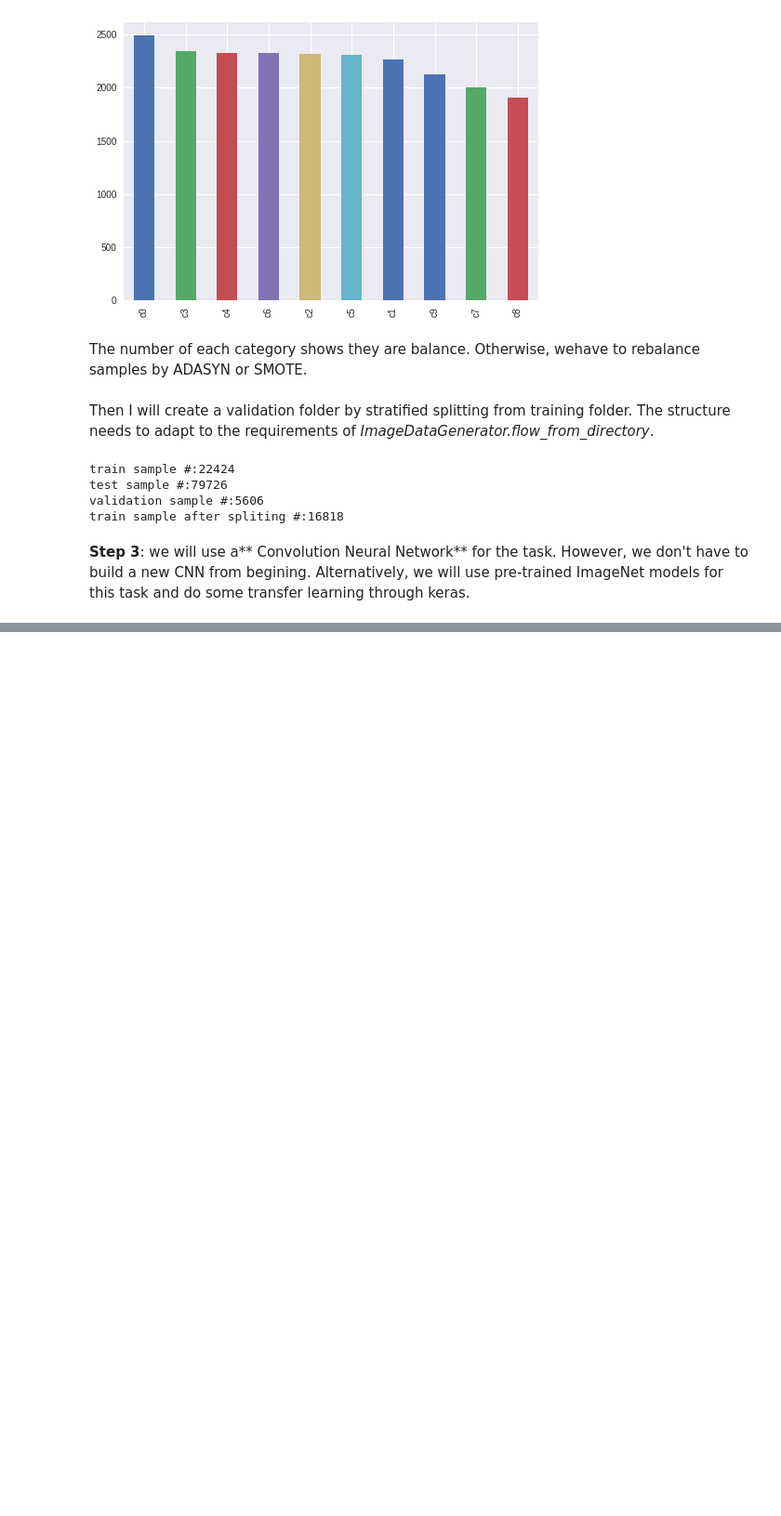
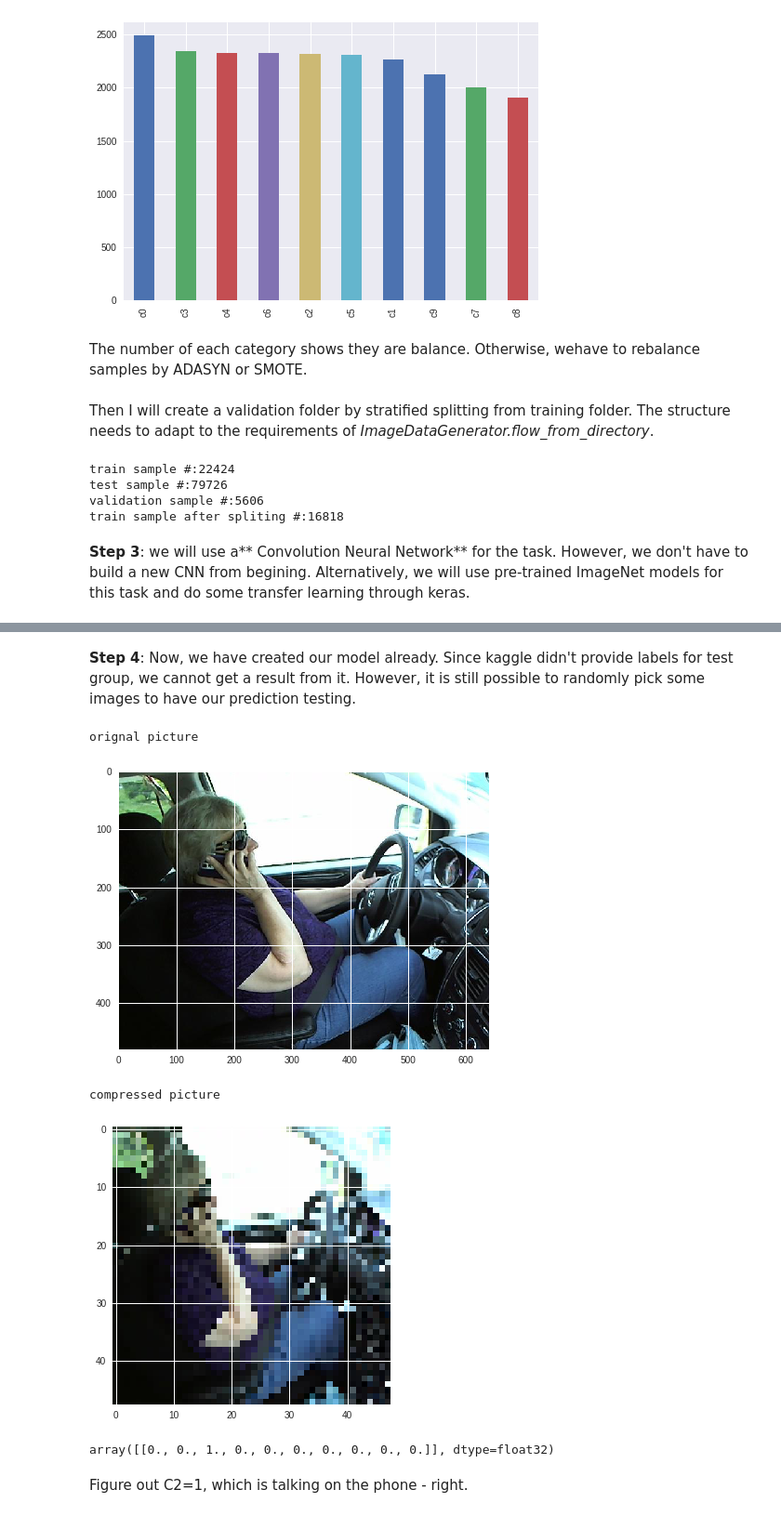
Before and after one commit to neoaksa/Distracted_Driver_Detection, a Jupyter notebook: Distracted_Driver_Detection.ipynb, the cells around one changed output, grey strips where cells are left out. Shown at 93% size. Drawn from its saved outputs; the diff is of its cells as text; code cells hidden in the pictures; blank space fills up the shorter version.

```diff
--- a/Distracted_Driver_Detection.ipynb
+++ b/Distracted_Driver_Detection.ipynb
@@ -262,0 +314,40 @@ Epoch 00010: val_acc improved from 0.97110 to 0.97735, saving model to vgg19_1.h
+# %% [markdown]
+**Step 4**: Now, we have created our model already. Since kaggle didn't provide labels for test group, we cannot get a result from it. However, it is still possible to randomly pick some images to have our prediction testing.
+# %%
+
+import matplotlib.pyplot as plt
+import matplotlib.image as mpimg
+import os
+import random
+import cv2
+import numpy as np
+
+test_file = []
+for x in os.listdir('./imgs/test/'):
+    test_file.append(x)
+
+
+# randomly pick up images
+print('orignal picture')
+img=mpimg.imread('./imgs/test/' + random.choice(test_file))
+imgplot = plt.imshow(img)
+plt.show()
+
+# down size
+print('compressed picture')
+res = cv2.resize(img, dsize=(img_width, img_height), interpolation=cv2.INTER_CUBIC)
+imgplot = plt.imshow(res)
+plt.show()
+
+# since I only use one image, I have to expend to 4D array with [1,48,48,3], the first dim means number of pictures
+res = np.expand_dims(res, axis=0)
+# model_final.summary()
+model_final.predict(res)
+# %% [output]
+orignal picture
+[figure, added]
+compressed picture
+[figure, added]
+array([[0., 0., 1., 0., 0., 0., 0., 0., 0., 0.]], dtype=float32)
+# %% [markdown]
+Figure out C2=1, which is talking on the phone - right.
```
Also changed, not shown: parts of 7 cells of this notebook.
